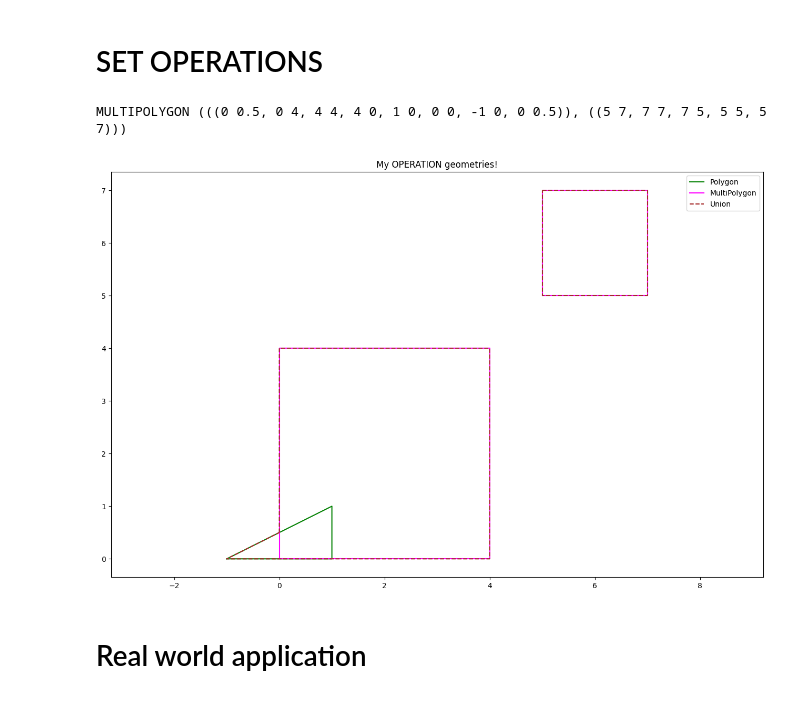
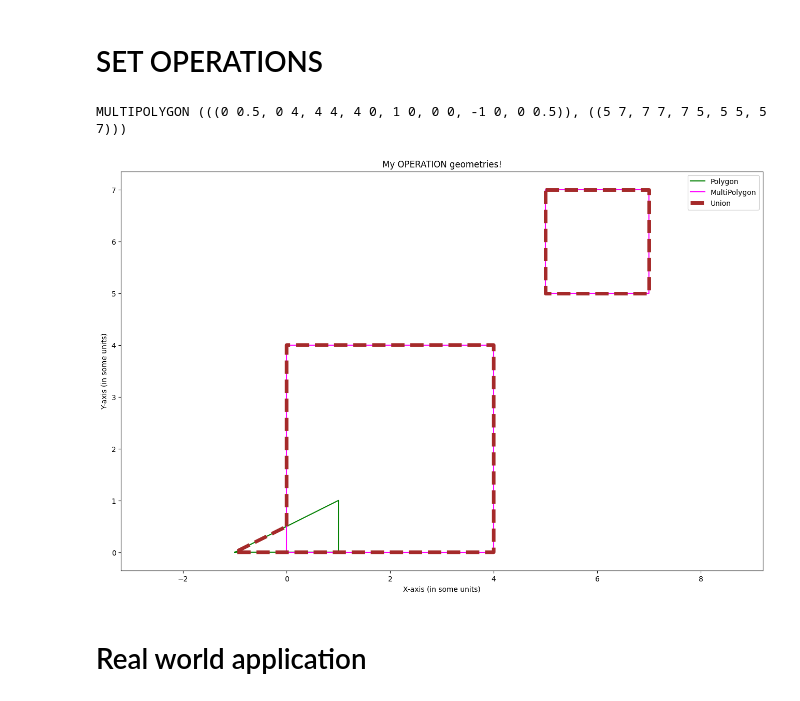
Before and after one commit to aminem0/pywork, a Jupyter notebook: notebooks/jupy06-shapely.ipynb, the cells around one changed output. Drawn from its saved outputs; the diff is of its cells as text; code cells hidden in the pictures.

```diff
--- a/notebooks/jupy06-shapely.ipynb
+++ b/notebooks/jupy06-shapely.ipynb
@@ -50,13 +50,13 @@ LINESTRING (-2 1, 1 2, 2 0, 3 2)
 <class 'shapely.geometry.linestring.LineString'>
 # %%
-## Polygons
+# Polygons
 # Create a polygon
-ex_poly = shapely.geometry.Polygon([(-1, 0), (1, 1), (1, 0)])
+ex_poly = shapely.geometry.Polygon(shell=[(-1, 0), (1, 1), (1, 0)])
 #
-#ex_poly = shapely.geometry.Polygon([(-1, 0), (1, 1), (1, 0), (-1, 0)])
+# The actual command should be
+#ex_poly = shapely.geometry.Polygon(shell=[(-1, 0), (1, 1), (1, 0), (-1, 0)])
 #
 print(ex_poly)
-print("-" * 50)
 print(type(ex_poly))
 # %% [output]
 POLYGON ((-1 0, 1 1, 1 0, -1 0))
@@ -64,17 +63,17 @@ POLYGON ((-1 0, 1 1, 1 0, -1 0))
 <class 'shapely.geometry.polygon.Polygon'>
 # %%
+# MultiPolygons
 # Create a multipolygon
-# Create a multipolygon
-polygon1 = shapely.geometry.Polygon([(0, 0), (4, 0), (4, 4), (0, 4)])
-polygon2 = shapely.geometry.Polygon([(5, 5), (7, 5), (7, 7), (5, 7)])
+polygon1 = shapely.geometry.Polygon(shell=[(0, 0), (4, 0), (4, 4), (0, 4)])
+polygon2 = shapely.geometry.Polygon(shell=[(5, 5), (7, 5), (7, 7), (5, 7)])
 #
-#polygon1 = shapely.geometry.Polygon([(0, 0), (4, 0), (4, 4), (0, 4), (0, 0)])
-#polygon2 = shapely.geometry.Polygon([(5, 5), (7, 5), (7, 7), (5, 7), (5, 5)])
+# The actual commands should be
+#polygon1 = shapely.geometry.Polygon(shell=[(0, 0), (4, 0), (4, 4), (0, 4), (0, 0)])
+#polygon2 = shapely.geometry.Polygon(shell=[(5, 5), (7, 5), (7, 7), (5, 7), (5, 5)])
 #
-ex_mpoly = shapely.geometry.MultiPolygon([polygon1, polygon2])
+ex_mpoly = shapely.geometry.MultiPolygon(polygons=[polygon1, polygon2])
 #
 print(ex_mpoly)
-print("-" * 50)
 print(type(ex_poly))
 # %% [output]
 MULTIPOLYGON (((0 0, 4 0, 4 4, 0 4, 0 0)), ((5 5, 7 5, 7 7, 5 7, 5 5)))
@@ -319,40 +361,45 @@ symdiff_poly = ex_poly.symmetric_difference(other=ex_mpoly)
-# %%
-print(union_poly)
-# %% [output]
-MULTIPOLYGON (((0 0.5, 0 4, 4 4, 4 0, 1 0, 0 0, -1 0, 0 0.5)), ((5 7, 7 7, 7 5, 5 5, 5 7)))
+# %%
+# The result of each operation is (possibly) a polygon:
+print(union_poly)
+# %% [output]
+MULTIPOLYGON (((0 0.5, 0 4, 4 4, 4 0, 1 0, 0 0, -1 0, 0 0.5)), ((5 7, 7 7, 7 5, 5 5, 5 7)))
 # %%
 # Create a plot
 fig, ax = plt.subplots(nrows=1, ncols=1, figsize=(16, 10))
 ax.set_aspect(aspect="equal", adjustable="datalim")
 
 
-# Plot the Polygon
+## Plot the Polygon
 ax.plot(ex_poly.exterior.xy[0], ex_poly.exterior.xy[1], color="green", linestyle="-", label="Polygon")
 
 # Plot the MultiPolygon
 for idx, poly in enumerate(ex_mpoly.geoms):
     ax.plot(poly.exterior.xy[0], poly.exterior.xy[1], color="magenta", linestyle="-", label="MultiPolygon" if idx == 0 else None)
 
 # Plot the UNION
 for idx, poly in enumerate(union_poly.geoms):
-    ax.plot(poly.exterior.xy[0], poly.exterior.xy[1], color="brown", linestyle="--", label="Union" if idx == 0 else None)
+    ax.plot(poly.exterior.xy[0], poly.exterior.xy[1], color="brown", linestyle="--", label="Union" if idx == 0 else None, linewidth=5)
 
 # Plot the INTERSECTION
-#ax.plot(inter_poly.exterior.xy[0], inter_poly.exterior.xy[1], color="brown", linestyle="--", label="Intersection")
+#ax.plot(inter_poly.exterior.xy[0], inter_poly.exterior.xy[1], color="brown", linestyle="--", label="Intersection", linewidth=5)
 
 # Plot the DIFFERENCE
-#ax.plot(diff_poly.exterior.xy[0], diff_poly.exterior.xy[1], color="brown", linestyle="--", label="Difference")
+#ax.plot(diff_poly.exterior.xy[0], diff_poly.exterior.xy[1], color="brown", linestyle="--", label="Difference", linewidth=5)
 
 # Plot the SYMMETRIC DIFFERENCE
 #for idx, poly in enumerate(symdiff_poly.geoms):
-#    ax.plot(poly.exterior.xy[0], poly.exterior.xy[1], color="brown", linestyle="--", label="SymDiff" if idx == 0 else None)
+#    ax.plot(poly.exterior.xy[0], poly.exterior.xy[1], color="brown", linestyle="--", label="SymDiff" if idx == 0 else None, linewidth=5)
 
 # Finalize plot
 ax.legend()
 ax.set_title(label="My OPERATION geometries!")
+ax.set_xlabel(xlabel="X-axis (in some units)")
+ax.set_ylabel(ylabel="Y-axis (in some units)")
+
+# Show the plot
 plt.show()
 # %% [output]
-[figure, old version]
+[figure, new version]
 # %% [markdown]
 # Real world application
 # %%
```
Also changed, not shown: parts of 36 cells of this notebook, 6 other files.
